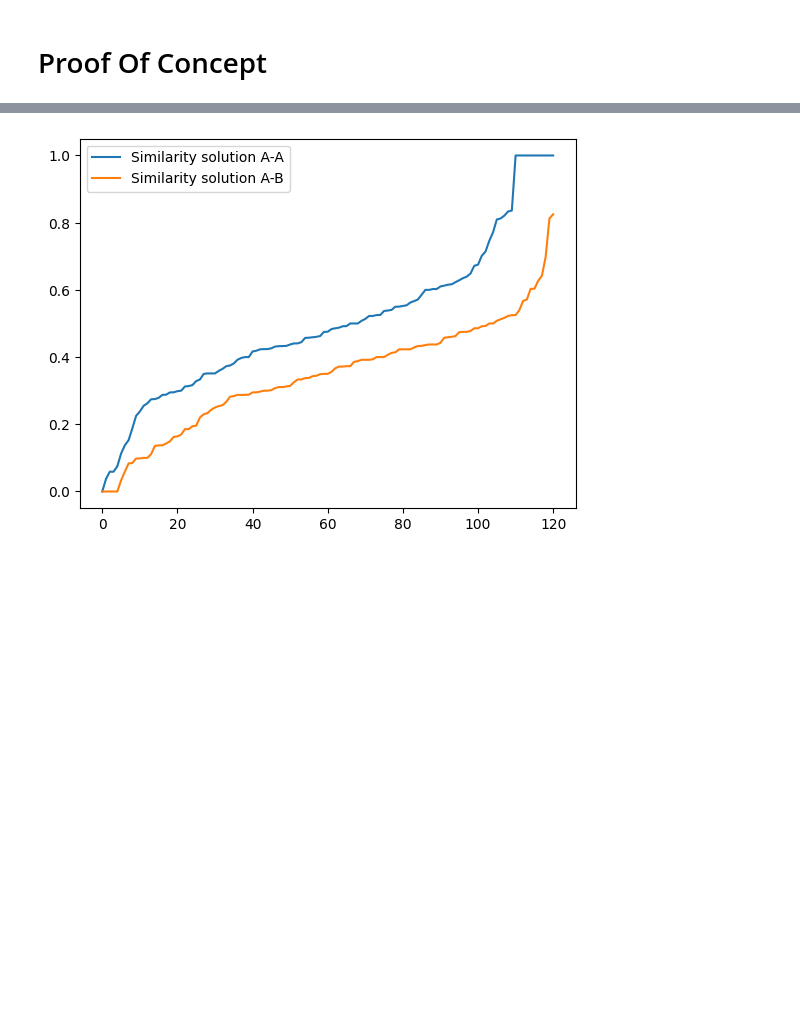
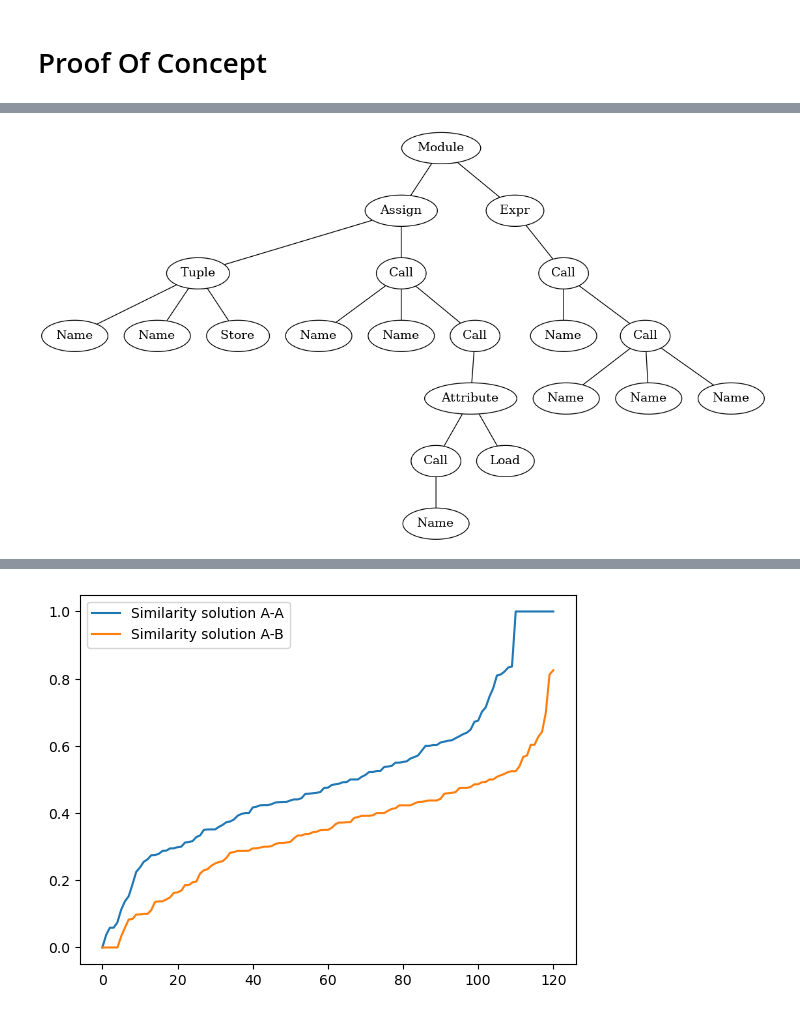
Before and after one commit to ErgastiAlex/CodeSimilarity, a Jupyter notebook: POC.ipynb, the cells around one changed output, grey strips where cells are left out. Cells and saved outputs as stored; diff of their text form; code cells hidden in the pictures; blank space fills up the shorter version.

```diff
--- a/POC.ipynb
+++ b/POC.ipynb
@@ -3,3 +22,12 @@
+# %%
+visualizer=ast_visualizer.GraphVisualization("test2")
+ast_parser=ast_utility.ASTParser()
+ast_parser.visit(tree)
+visualizer.visit(tree)
+visualizer.visualize()
+Image(filename='test2.png')
+# %% [output]
+[figure, added]
 # %%
 from Utility import ast_visualizer
 from Utility import ast_utility
```
Also changed, not shown: parts of 8 cells of this notebook, 2 other files.
